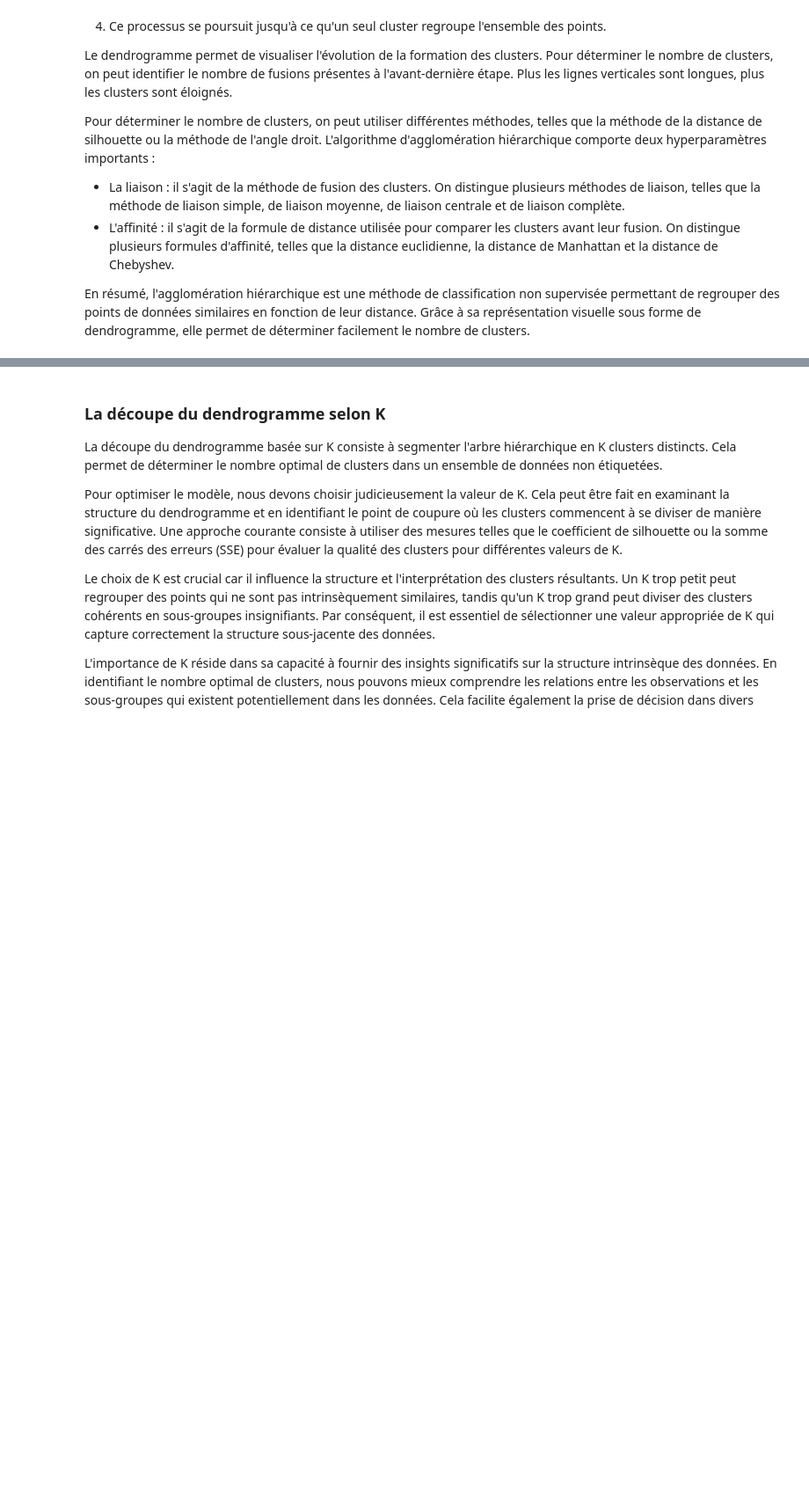
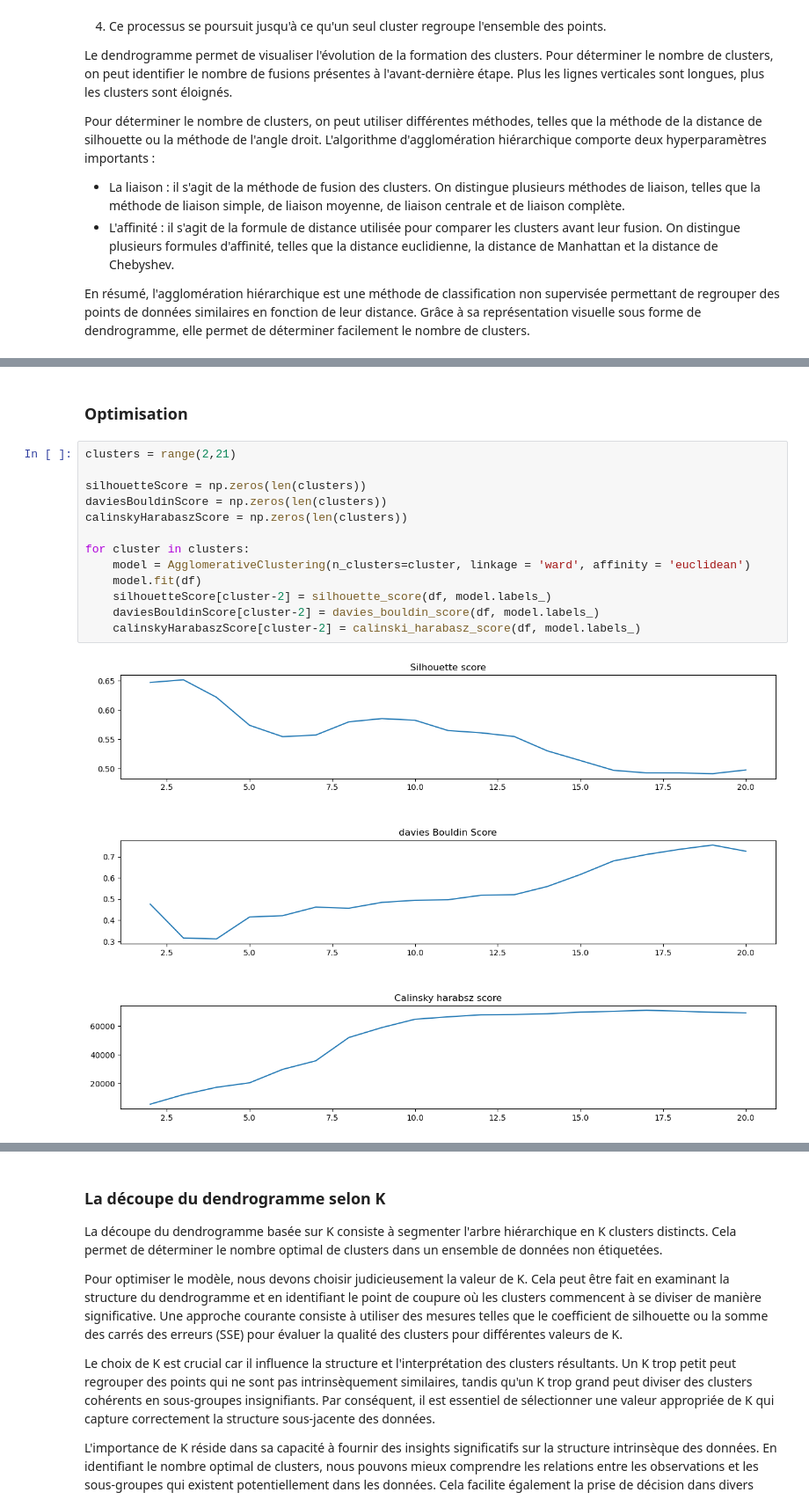
Before and after one commit to ImadElMaftouhi/Projet_dataMining, a Jupyter notebook: clustering.ipynb, the cells around one changed output, grey strips where cells are left out. Shown at 88% size. Drawn from its saved outputs; the diff is of its cells as text; blank space fills up the shorter version.

Commit message:
optimisation de modele hierarchique

```diff
--- a/clustering.ipynb
+++ b/clustering.ipynb
@@ -761,0 +879,17 @@ plt.show()
+# %% [markdown]
+### Optimisation
+# %%
+clusters = range(2,21)
+
+silhouetteScore = np.zeros(len(clusters))
+daviesBouldinScore = np.zeros(len(clusters))
+calinskyHarabaszScore = np.zeros(len(clusters))
+
+for cluster in clusters:
+    model = AgglomerativeClustering(n_clusters=cluster, linkage = 'ward', affinity = 'euclidean')
+    model.fit(df)
+    silhouetteScore[cluster-2] = silhouette_score(df, model.labels_)
+    daviesBouldinScore[cluster-2] = davies_bouldin_score(df, model.labels_)
+    calinskyHarabaszScore[cluster-2] = calinski_harabasz_score(df, model.labels_)
+# %% [output]
+[figure, added]
```
Also changed, not shown: parts of 34 cells of this notebook.
